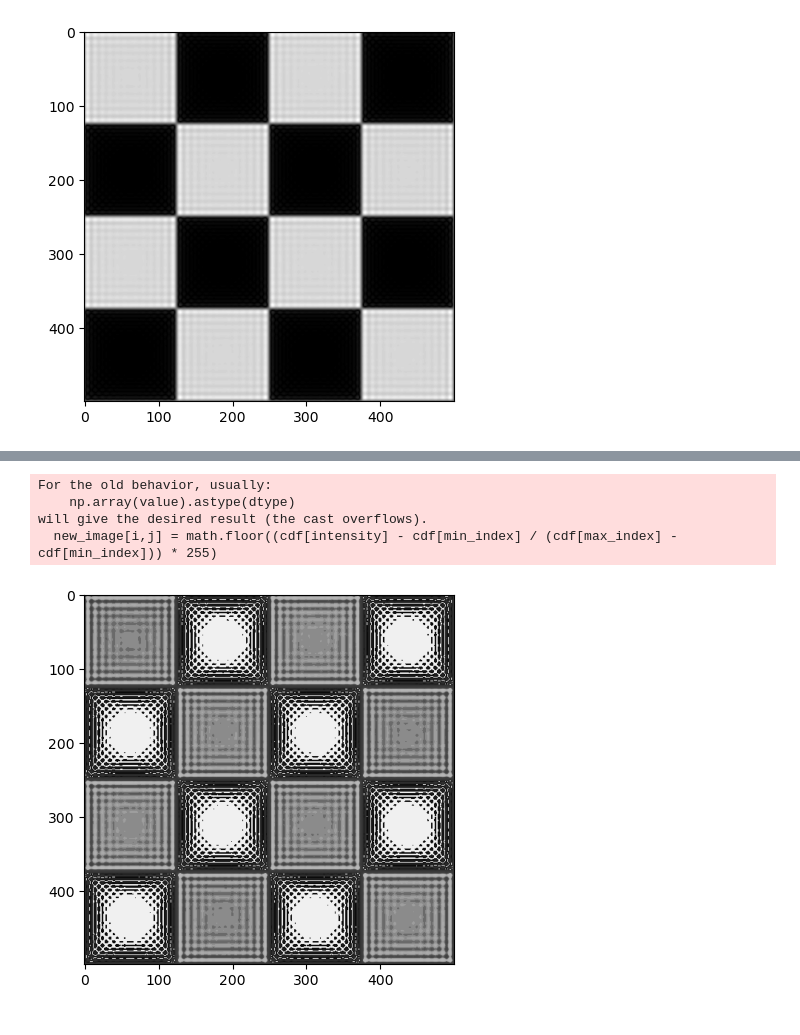
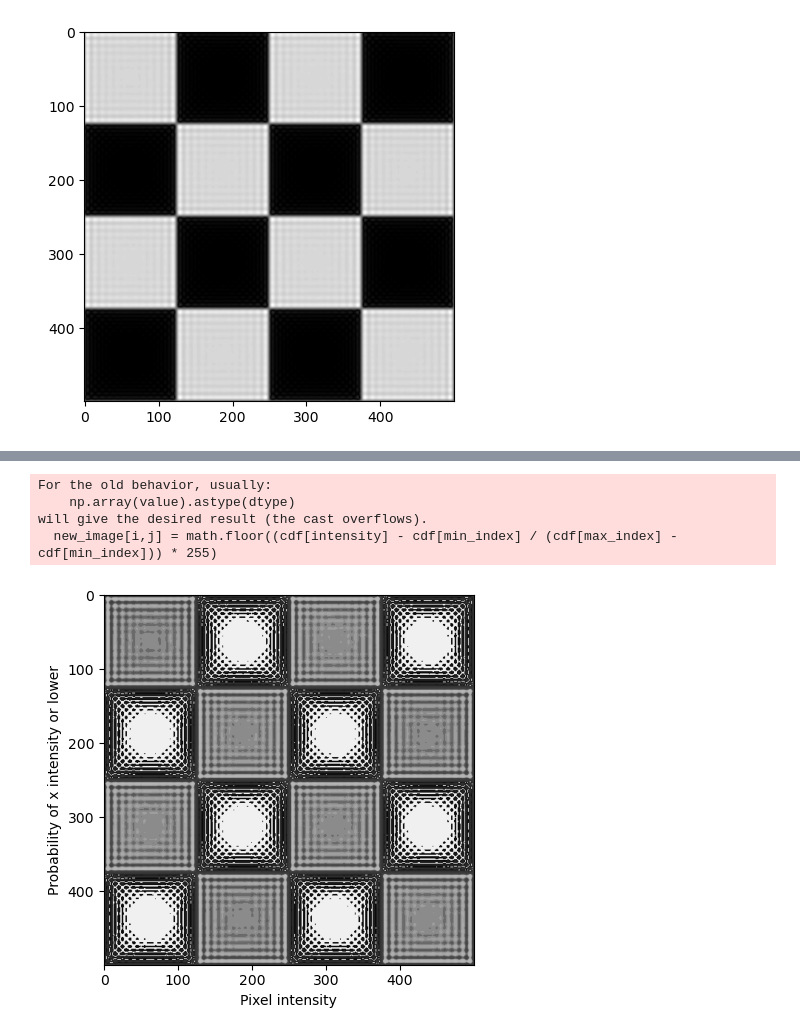
Before and after one commit to alexwelsby/AIML331_Assign1, a Jupyter notebook: Assignment1.ipynb, the cells around one changed output, grey strips where cells are left out. Saved outputs shown, nothing was run; the diff lists cells and outputs as text; code cells hidden in the pictures.

```diff
--- a/Assignment1.ipynb
+++ b/Assignment1.ipynb
@@ -123,9 +123,11 @@ def compute_cdf(img_array):
     #our cumulative probabilities will be our y axis
     intensities = np.arange(256)
     #looks kinda funny. reblog
-    plt.bar(intensities, cpf, color='black', width=1.0)
+    bar = plt.bar(intensities, cdf, color='black', width=1.0)
+    plt.xlabel("Pixel intensity")
+    plt.ylabel("Probability of x intensity or lower")
     plt.savefig("cpf.png")
-    return cdf
+    return cdf, bar
 
-cpf = compute_cpf(gray_array)
+cpf = compute_cdf(gray_array)
 # %% [output]
@@ -291,37 +295,37 @@ def equalize(img_array):
     alpha = 255 / pixels
 
     #getting our probabilities for each intensity
-    cdf = compute_cpf(img_array)
+    cdf, _ = compute_cdf(img_array)
 
     min_index = np.argmin(cdf)
 
     max_index = np.argmax(cdf)
 
     #converting to numpy so we can get cumulative pixel counts easier
     cdf = np.array(cdf)
 
     #time for a new image
     new_image = np.zeros_like(image_array)
 
     for i in range(height):
         for j in range(width):
             #gray intensity of current pixel
             intensity = img_array[i,j]
 
             #print( math.floor((cdf[intensity - min_index] / (max_index - min_index)) * 255))
             new_image[i,j] = math.floor((cdf[intensity] - cdf[min_index] / (cdf[max_index] - cdf[min_index])) * 255)
             #print(img_array[i,j], new_image[i,j])
 
     plt.imshow(new_image)
     return new_image
 
 equalised_image = equalize(filtered_image)
 plt.savefig("equalised_checkerboard.png")
 # %% [output]
 For the old behavior, usually:
     np.array(value).astype(dtype)
 will give the desired result (the cast overflows).
   new_image[i,j] = math.floor((cdf[intensity] - cdf[min_index] / (cdf[max_index] - cdf[min_index])) * 255)
-[figure, old version]
+[figure, new version]
 # %%
 hist = compute_histogram(equalised_image)
```
Also changed, not shown: parts of 5 cells of this notebook.
